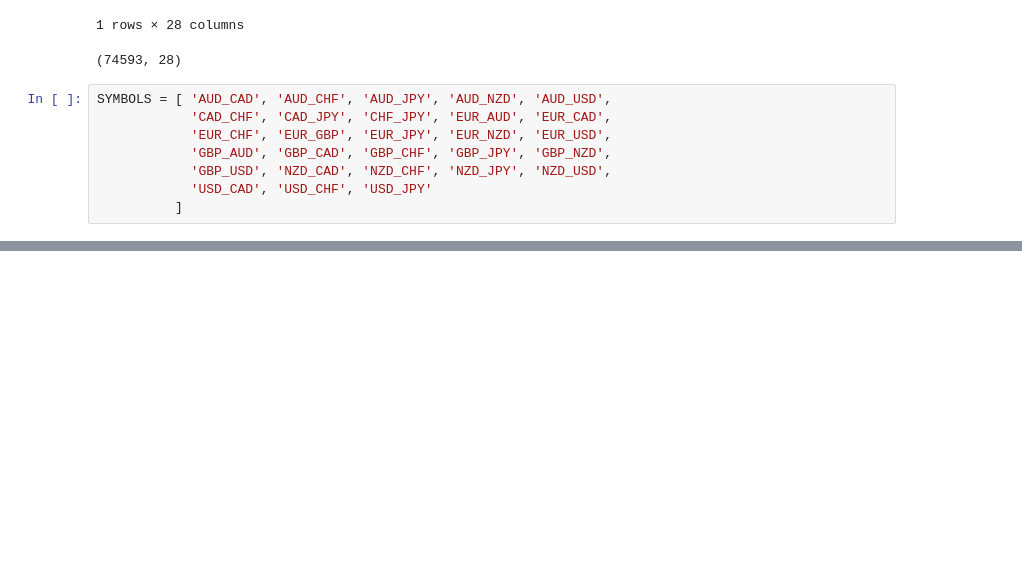
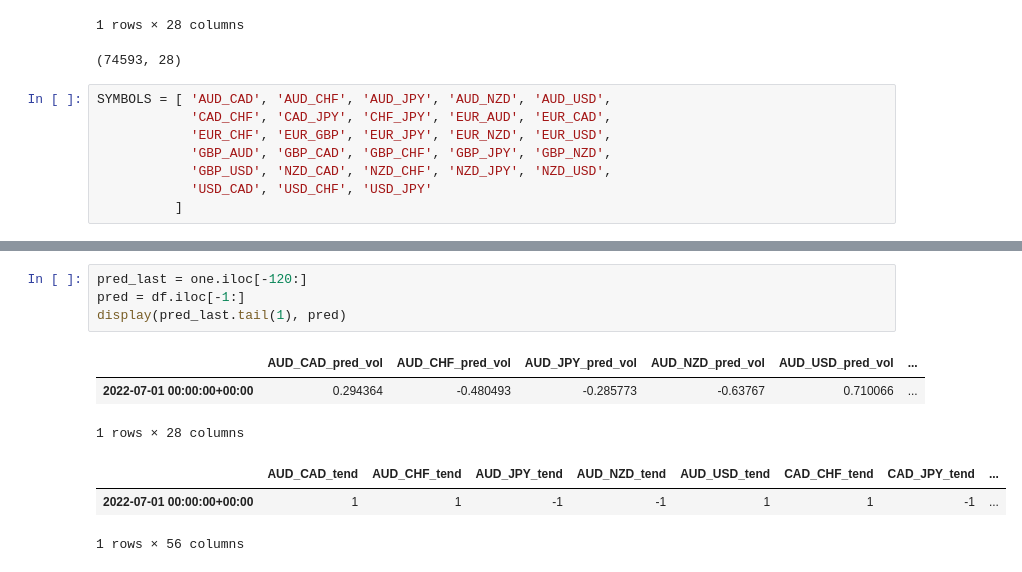
Before and after one commit to alexcolls/rex-ai, a Jupyter notebook: notebooks/marti/risk_management.ipynb, the cells around one changed output, grey strips where cells are left out. Saved outputs shown, nothing was run; the diff lists cells and outputs as text; blank space fills up the shorter version.

```diff
--- a/notebooks/marti/risk_management.ipynb
+++ b/notebooks/marti/risk_management.ipynb
@@ -85,0 +85,11 @@ TypeError: scatter() missing 1 required positional argument: 'y'
+# %%
+pred_last = one.iloc[-120:]
+pred = df.iloc[-1:]
+display(pred_last.tail(1), pred)
+# %% [output]
+|  | AUD_CAD_pred_vol | AUD_CHF_pred_vol | AUD_JPY_pred_vol | AUD_NZD_pred_vol | AUD_USD_pred_vol | ... |
+| 2022-07-01 00:00:00+00:00 | 0.294364 | -0.480493 | -0.285773 | -0.63767 | 0.710066 | ... |
+1 rows × 28 columns
+|  | AUD_CAD_tend | AUD_CHF_tend | AUD_JPY_tend | AUD_NZD_tend | AUD_USD_tend | CAD_CHF_tend | CAD_JPY_tend | ... |
+| 2022-07-01 00:00:00+00:00 | 1 | 1 | -1 | -1 | 1 | 1 | -1 | ... |
+1 rows × 56 columns
```
Also changed, not shown: parts of 9 cells of this notebook.
